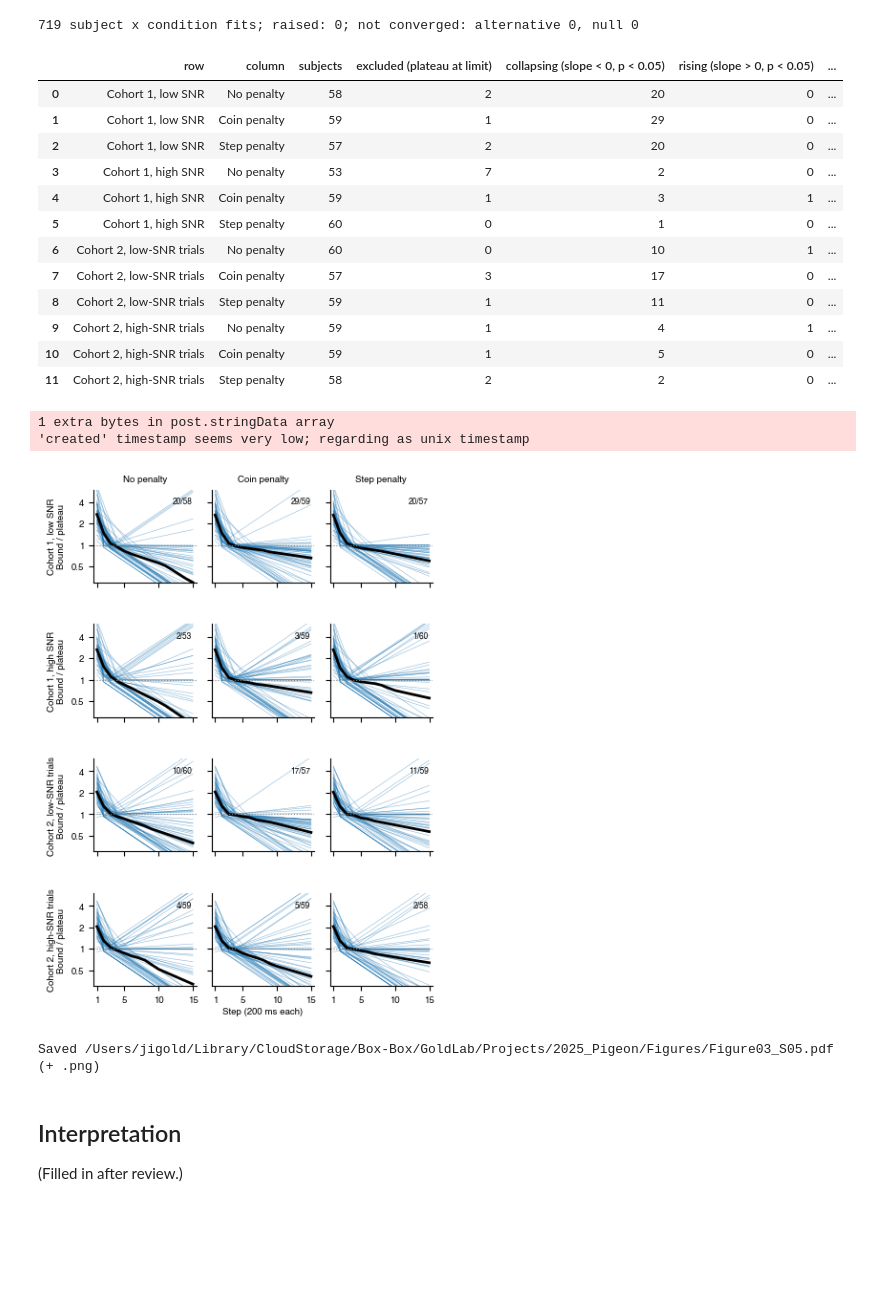
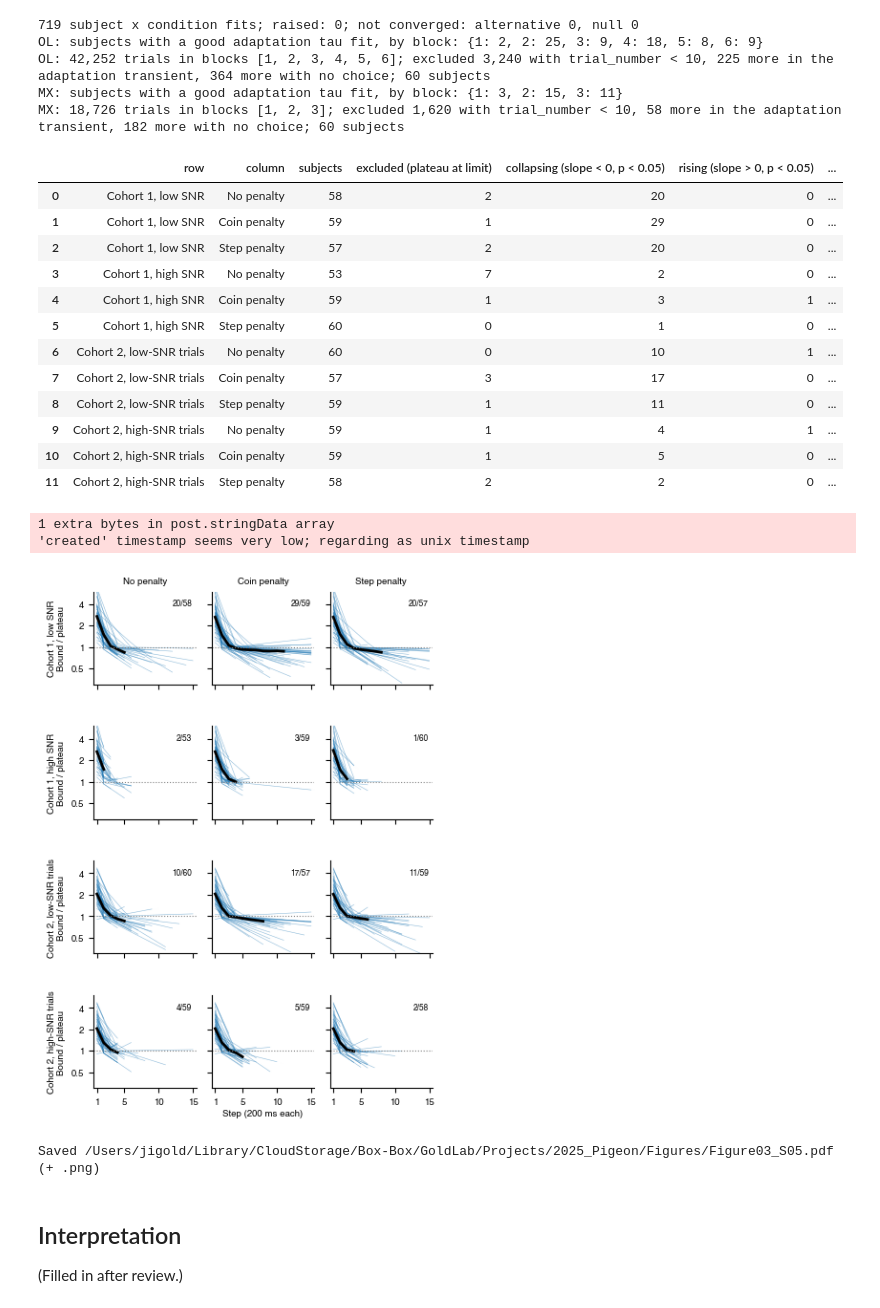
Before and after one commit to TheGoldLab/ms_2026_kalburge_etal_elife, a Jupyter notebook: notebooks/Figure03S05_collapseByCondition.ipynb, the cells around one changed output. Saved outputs shown, nothing was run; the diff lists cells and outputs as text; code cells hidden in the pictures; blank space fills up the shorter version.

Commit message:
Figure03S05: draw each subject's bound only up to their 90th-percentile DT in that condition
Co-Authored-By: Claude Opus 5.5 <noreply@anthropic.com>

```diff
--- a/notebooks/Figure03S05_collapseByCondition.ipynb
+++ b/notebooks/Figure03S05_collapseByCondition.ipynb
@@ -45,6 +49,7 @@ PROCESSED = Path('../data/processed')
 # %%
 ALPHA = 0.05
 STEPS = np.arange(1, 16)
+DT_QUANTILE = 0.9
 COLUMNS = ['No penalty', 'Coin penalty', 'Step penalty']
 ROWS = [('Cohort 1, low SNR', 'OL', ['B1', 'B2', 'B3']),
         ('Cohort 1, high SNR', 'OL', ['B4', 'B5', 'B6']),
@@ -57,6 +62,16 @@ late = late.join(main[['log_h_start', 'knee']], on=['task', 'subject_index'])
 print(f'{len(late)} subject x condition fits; raised: {int(late.error.notna().sum())}; '
       f'not converged: alternative {int((late.success_alt == False).sum())}, '  # noqa: E712
       f'null {int((late.success_null == False).sum())}')
+# Each subject x condition's DT range, from the same trials the late-slope fits used
+dt_max = {}
+for task, blocks in {'OL': [1, 2, 3, 4, 5, 6], 'MX': [1, 2, 3]}.items():
+    d = get_stopping_model_trials(task, blocks)
+    if task == 'MX':
+        lo = np.isclose(d.snr.abs(), d.snr.abs().min())
+        d['condition'] = d.condition + np.where(lo, '_lo', '_hi')
+    dt_max[task] = d.groupby(['subject_index', 'condition']).DT.quantile(DT_QUANTILE)
+dt_max = pd.concat(dt_max, names=['task']).rename('dt_max')
+late = late.join(dt_max, on=['task', 'subject_index', 'condition'])
 late['at_limit'] = get_plateau_at_limit(late)
 late['collapsing'] = (late.late_slope < 0) & (late.p_value < ALPHA)
 late['rising'] = (late.late_slope > 0) & (late.p_value < ALPHA)
@@ -72,11 +87,16 @@ for label, task, conds in ROWS:
                      'rising (slope > 0, p < 0.05)': int(k.rising.sum()),
                      'change per 10 steps, median [IQR]': f'{change.median():.3f} [{change.quantile(.25):.3f}, '
                                                           f'{change.quantile(.75):.3f}]',
-                     'median trials': k.n_trials.median()})
+                     'median trials': k.n_trials.median(),
+                     f'median DT {DT_QUANTILE:.0%} quantile': k.dt_max.median()})
 summary = pd.DataFrame(rows)
 display(summary)
 # %% [output]
 719 subject x condition fits; raised: 0; not converged: alternative 0, null 0
+OL: subjects with a good adaptation tau fit, by block: {1: 2, 2: 25, 3: 9, 4: 18, 5: 8, 6: 9}
+OL: 42,252 trials in blocks [1, 2, 3, 4, 5, 6]; excluded 3,240 with trial_number < 10, 225 more in the adaptation transient, 364 more with no choice; 60 subjects
+MX: subjects with a good adaptation tau fit, by block: {1: 3, 2: 15, 3: 11}
+MX: 18,726 trials in blocks [1, 2, 3]; excluded 1,620 with trial_number < 10, 58 more in the adaptation transient, 182 more with no choice; 60 subjects
 |  | row | column | subjects | excluded (plateau at limit) | collapsing (slope < 0, p < 0.05) | rising (slope > 0, p < 0.05) | ... |
 | 0 | Cohort 1, low SNR | No penalty | 58 | 2 | 20 | 0 | ... |
 | 1 | Cohort 1, low SNR | Coin penalty | 59 | 1 | 29 | 0 | ... |
@@ -105,40 +125,43 @@ for r, (label, task, conds) in enumerate(ROWS):
         ax = axes[r, c]
         k = late[(late.task == task) & (late.condition == cond) & ~late.at_limit & late.error.isna()]
         shapes = np.exp(get_log_h(k, STEPS))
+        shapes[STEPS[None, :] > k.dt_max.to_numpy()[:, None]] = np.nan   # only where the subject has trials
         ax.plot(STEPS, shapes.T, color=MODEL, lw=0.4, alpha=0.5)
-        ax.plot(STEPS, np.median(shapes, axis=0), 'k-', lw=2)
+        med = np.nanmedian(shapes, axis=0)
+        med[np.isfinite(shapes).sum(axis=0) < len(k) / 2] = np.nan
+        ax.plot(STEPS, med, 'k-', lw=2)
         ax.axhline(1, color='0.5', ls=':', lw=0.8)
         ax.text(0.96, 0.92, f'{int(k.collapsing.sum())}/{len(k)}', transform=ax.transAxes, ha='right', va='top',
                 fontsize=6)
         ax.set_yscale('log')
         ax.set_ylim(0.3, 6)
         ax.set_yticks([0.5, 1, 2, 4])
         ax.set_yticklabels(['0.5', '1', '2', '4'] if c == 0 else [])
         ax.minorticks_off()
         ax.set_xlim(0.5, 15.5)
         ax.set_xticks([1, 5, 10, 15])
         if r < len(ROWS) - 1:
             ax.set_xticklabels([])
         if r == 0:
             ax.set_title(col)
         if c == 0:
             ax.set_ylabel(f'{label}\nBound / plateau')
         ax.spines[['top', 'right']].set_visible(False)
 
 fig.canvas.draw()
 left, right = axes[-1, 0].get_position().x0, axes[-1, -1].get_position().x1
 bottom = min(a.get_tightbbox().transformed(fig.transFigure.inverted()).y0 for a in axes[-1])
 fig.text((left + right) / 2, bottom - 0.005, 'Step (200 ms each)', ha='center', va='top', fontsize=FS)
 
 out = FIGURES_DIR / 'Figure03_S05.pdf'
 fig.savefig(out, dpi=300, bbox_inches='tight')
 fig.savefig(out.with_suffix('.png'), dpi=300, bbox_inches='tight')
 plt.show()
 print(f'Saved {out} (+ .png)')
 # %% [output]
 1 extra bytes in post.stringData array
 'created' timestamp seems very low; regarding as unix timestamp
-[figure, old version]
+[figure, new version]
 Saved /Users/jigold/Library/CloudStorage/Box-Box/GoldLab/Projects/2025_Pigeon/Figures/Figure03_S05.pdf (+ .png)
 # %% [markdown]
 ## Interpretation
```
Also changed, not shown: parts of 2 cells of this notebook.
